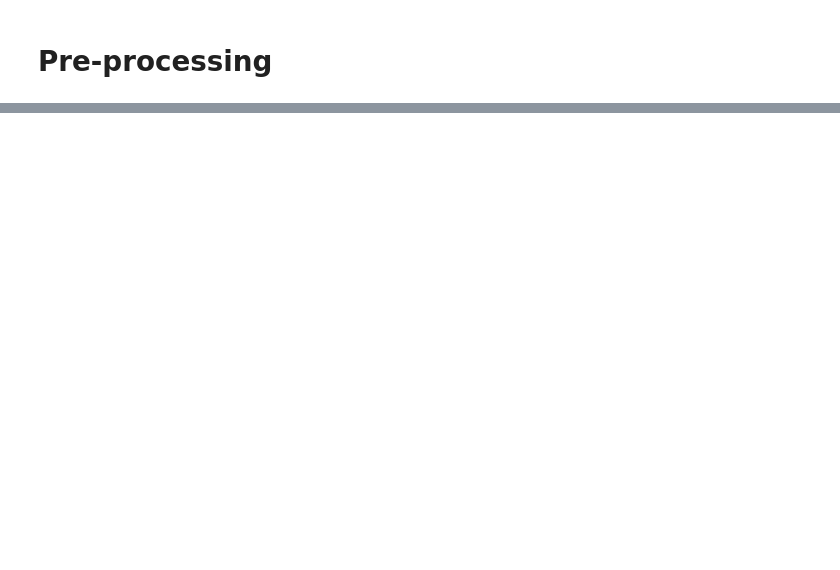
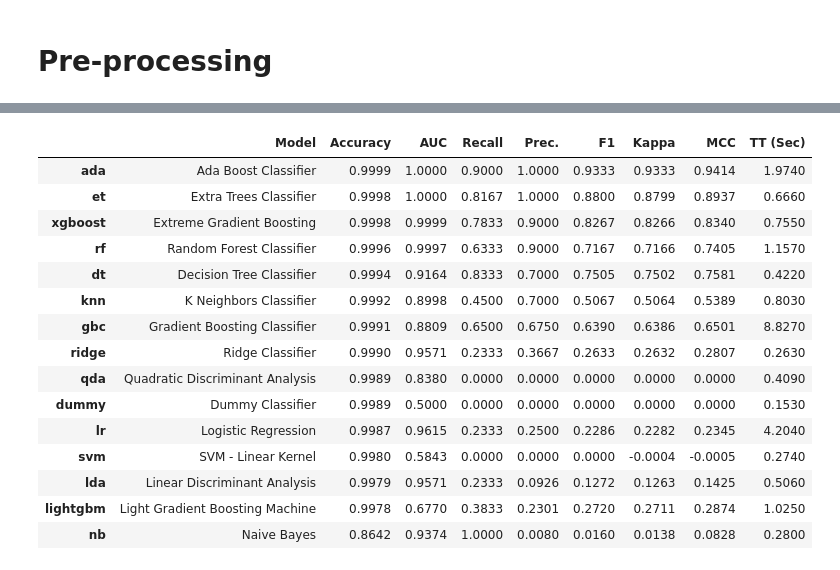
Before and after one commit to Cuadros99/pfc-ime, a Jupyter notebook: Scripts/pre-processing.ipynb, the cells around one changed output, grey strips where cells are left out. Drawn from its saved outputs; the diff is of its cells as text; code cells hidden in the pictures; blank space fills up the shorter version.

Commit message:
Cria os arquivos para pre-processamento com pycaret e também para amostrar o dataset principal

```diff
--- a/Scripts/pre-processing.ipynb
+++ b/Scripts/pre-processing.ipynb
@@ -12,8 +44,6 @@ pd.set_option('display.max_rows', None, 'display.max_columns', None)
 ## Load datasets in pandas dataframes
 # %%
 # Define the path to the folder containing the CSV files
-folder_path = os.path.join(os.getcwd(), '..', 'Datasets', 'CSE-CIC-IDS2018', 'raw')
-
-# Get a list of all the CSV files in the folder
-# csv_files = [file for file in os.listdir(folder_path) if file.endswith('.csv')]
-csv_files = ['0.1-partial-dataset.csv']
+file_path = os.path.join(os.getcwd(), '..', 'Datasets', 'CSE-CIC-IDS2018', 'raw', '0_01-partial-dataset.csv')
+# Import csv to pandas
+dataset = pd.read_csv(file_path)
@@ -792,0 +56,2 @@ for key in dfs_final:
+# %%
+dataset.replace([np.inf, -np.inf], np.nan, inplace=True)
@@ -792,0 +60,2 @@ for key in dfs_final:
+# %%
+dataset['Timestamp'] = pd.to_datetime(dataset['Timestamp'], format='%d/%m/%Y %H:%M:%S', errors='coerce')
@@ -792,0 +72,10 @@ for key in dfs_final:
+# %%
+generic_pre_processing_setup = setup(
+                                dataset,
+                                target = 'Label',
+                                imputation_type = 'simple',
+                                numeric_imputation = 'mean',
+                                categorical_imputation = 'mode',
+                                fold_strategy = 'stratifiedkfold',
+                                fold = 10
+                                )
@@ -792,0 +100,5 @@ for key in dfs_final:
+# %%
+result = test_and_save_pre_processing_approach('generic_pre_processing', generic_pre_processing_setup)
+models_comparison_generic = result[0]
+dataset_generic_pre_processing = result[1]
+# %% [output]
@@ -792,0 +106,16 @@ for key in dfs_final:
+|  | Model | Accuracy | AUC | Recall | Prec. | F1 | Kappa | MCC | TT (Sec) |
+| ada | Ada Boost Classifier | 0.9999 | 1.0000 | 0.9000 | 1.0000 | 0.9333 | 0.9333 | 0.9414 | 1.9740 |
+| et | Extra Trees Classifier | 0.9998 | 1.0000 | 0.8167 | 1.0000 | 0.8800 | 0.8799 | 0.8937 | 0.6660 |
+| xgboost | Extreme Gradient Boosting | 0.9998 | 0.9999 | 0.7833 | 0.9000 | 0.8267 | 0.8266 | 0.8340 | 0.7550 |
+| rf | Random Forest Classifier | 0.9996 | 0.9997 | 0.6333 | 0.9000 | 0.7167 | 0.7166 | 0.7405 | 1.1570 |
+| dt | Decision Tree Classifier | 0.9994 | 0.9164 | 0.8333 | 0.7000 | 0.7505 | 0.7502 | 0.7581 | 0.4220 |
+| knn | K Neighbors Classifier | 0.9992 | 0.8998 | 0.4500 | 0.7000 | 0.5067 | 0.5064 | 0.5389 | 0.8030 |
+| gbc | Gradient Boosting Classifier | 0.9991 | 0.8809 | 0.6500 | 0.6750 | 0.6390 | 0.6386 | 0.6501 | 8.8270 |
+| ridge | Ridge Classifier | 0.9990 | 0.9571 | 0.2333 | 0.3667 | 0.2633 | 0.2632 | 0.2807 | 0.2630 |
+| qda | Quadratic Discriminant Analysis | 0.9989 | 0.8380 | 0.0000 | 0.0000 | 0.0000 | 0.0000 | 0.0000 | 0.4090 |
+| dummy | Dummy Classifier | 0.9989 | 0.5000 | 0.0000 | 0.0000 | 0.0000 | 0.0000 | 0.0000 | 0.1530 |
+| lr | Logistic Regression | 0.9987 | 0.9615 | 0.2333 | 0.2500 | 0.2286 | 0.2282 | 0.2345 | 4.2040 |
+| svm | SVM - Linear Kernel | 0.9980 | 0.5843 | 0.0000 | 0.0000 | 0.0000 | -0.0004 | -0.0005 | 0.2740 |
+| lda | Linear Discriminant Analysis | 0.9979 | 0.9571 | 0.2333 | 0.0926 | 0.1272 | 0.1263 | 0.1425 | 0.5060 |
+| lightgbm | Light Gradient Boosting Machine | 0.9978 | 0.6770 | 0.3833 | 0.2301 | 0.2720 | 0.2711 | 0.2874 | 1.0250 |
+| nb | Naive Bayes | 0.8642 | 0.9374 | 1.0000 | 0.0080 | 0.0160 | 0.0138 | 0.0828 | 0.2800 |
```
Also changed, not shown: parts of 121 cells of this notebook, 1 other file.
